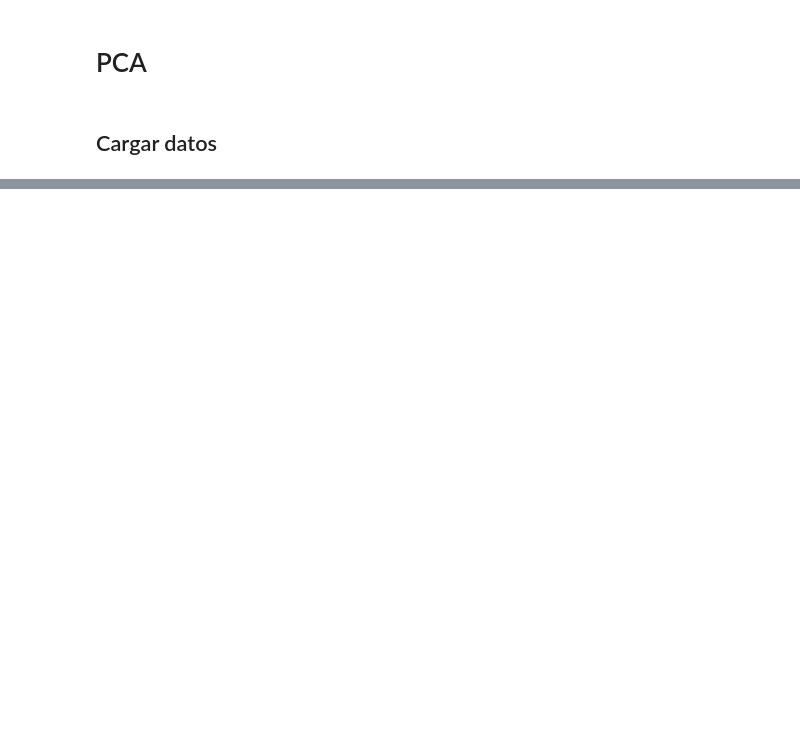
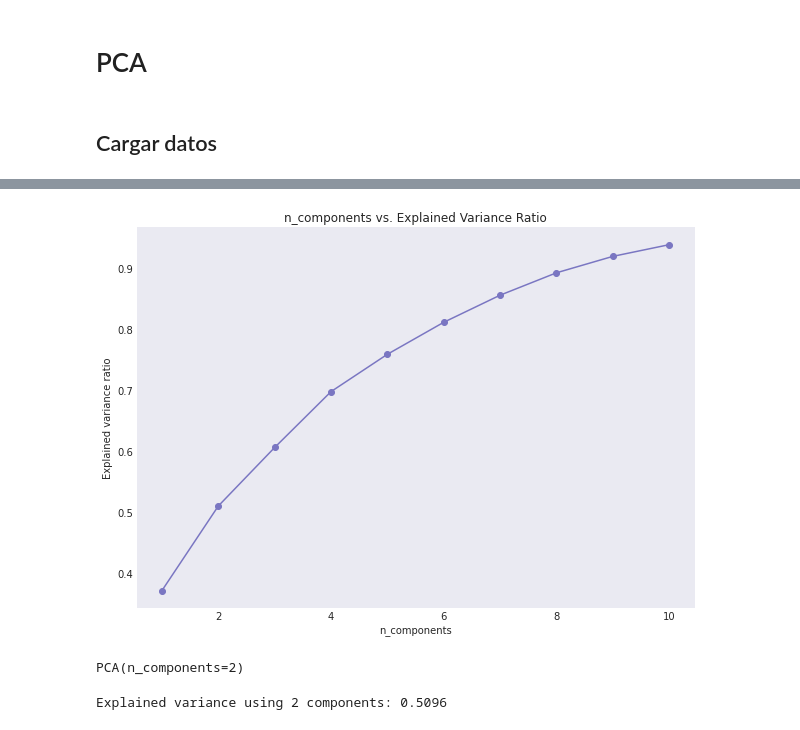
Before and after one commit to guillermovc/MLOps-grinding, a Jupyter notebook: notebooks/EDA_01_PCA.ipynb, the cells around one changed output, grey strips where cells are left out. Saved outputs shown, nothing was run; the diff lists cells and outputs as text; code cells hidden in the pictures; blank space fills up the shorter version.

```diff
--- a/notebooks/EDA_01_PCA.ipynb
+++ b/notebooks/EDA_01_PCA.ipynb
@@ -42,0 +128,30 @@ df.head()
+# %%
+from sklearn.decomposition import PCA
+
+var_ratio = []
+nums = (1,2,3,4,5,6,7,8,9,10)
+for num in nums:
+  pca = PCA(n_components=num)
+  pca.fit(df_scaled)
+  var_ratio.append(np.sum(pca.explained_variance_ratio_))
+# %%
+plt.figure(figsize=(10,7))
+plt.plot(nums, var_ratio, marker='o')
+plt.xlabel('n_components')
+plt.ylabel('Explained variance ratio')
+plt.title('n_components vs. Explained Variance Ratio')
+plt.grid()
+plt.show()
+# %% [output]
+[figure, added]
+# %%
+n_components = 2
+pca = PCA(n_components=n_components)
+pca.fit(df_scaled)
+# %% [output]
+PCA(n_components=2)
+# %%
+df_pca = pca.transform(df_scaled)
+print(f"Explained variance using 2 components: {np.sum(pca.explained_variance_ratio_):.4f}")
+# %% [output]
+Explained variance using 2 components: 0.5096
```
Also changed, not shown: parts of 17 cells of this notebook, 2 other files.
